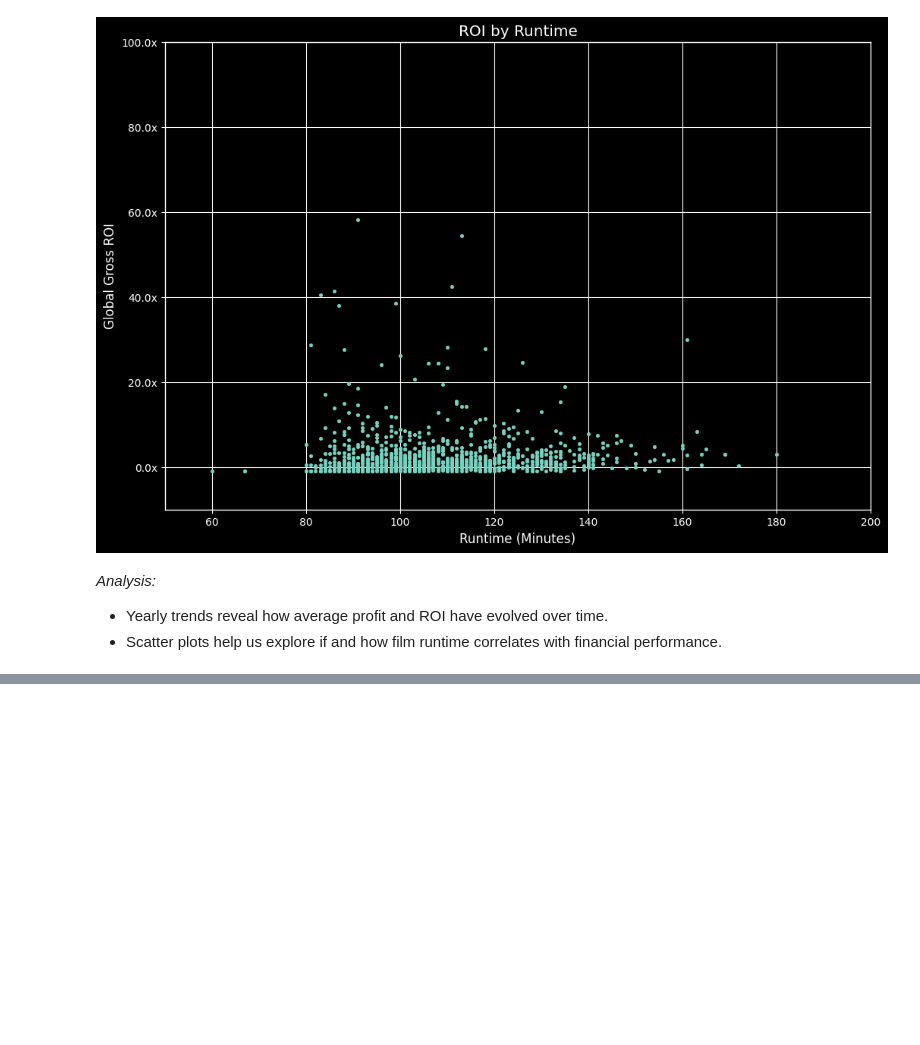
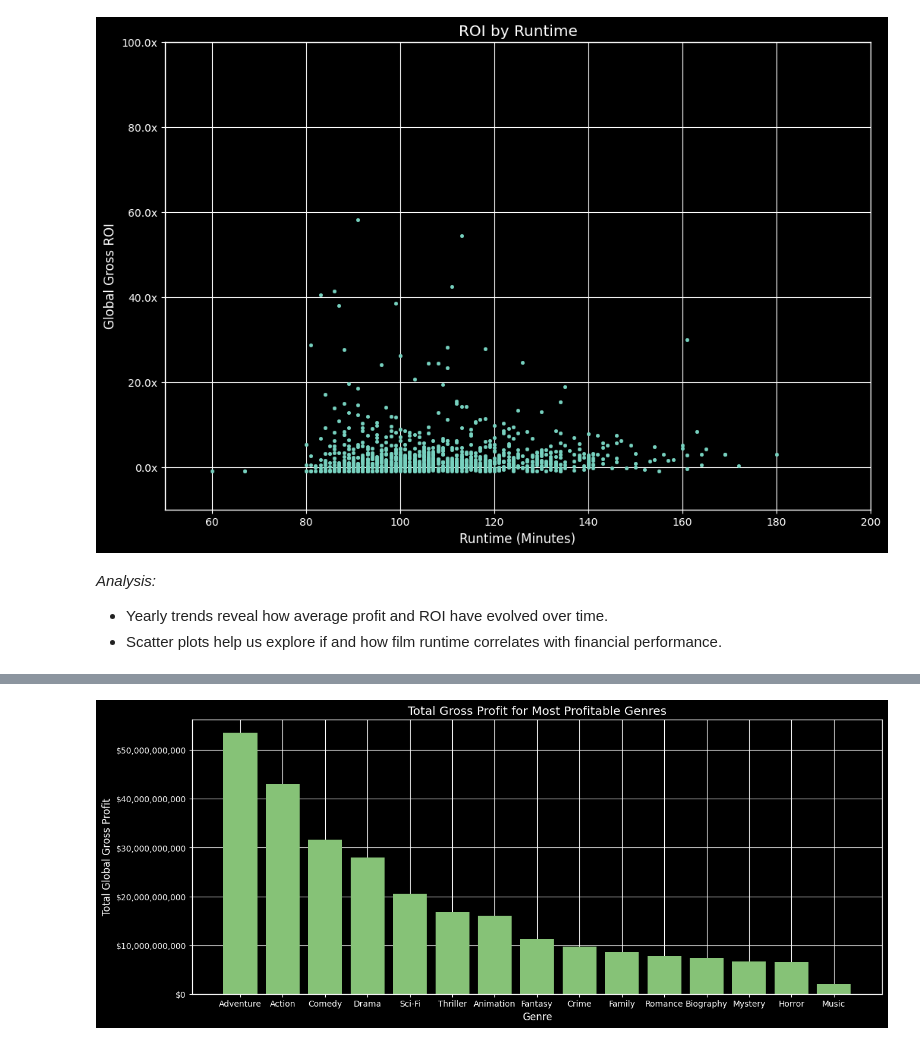
Before and after one commit to Pfuglo1/Movie-Analysis, a Jupyter notebook: Movie Analysis Project.ipynb, the cells around one changed output, grey strips where cells are left out. Drawn from its saved outputs; the diff is of its cells as text; code cells hidden in the pictures; blank space fills up the shorter version.

```diff
--- a/Movie Analysis Project.ipynb
+++ b/Movie Analysis Project.ipynb
@@ -425,0 +477,12 @@ plt.show()
+# %%
+# Total Gross Profit by Genre (top 15)
+total_profit_genre = genres_exploded.groupby('Genres')['Global_Gross_Profit'].sum().sort_values(ascending=False).head(15)
+fig, ax = plt.subplots(figsize=(15, 6))
+ax.bar(total_profit_genre.index, total_profit_genre.values, color='#86c277')
+ax.set_xlabel('Genre')
+ax.set_ylabel('Total Global Gross Profit')
+ax.set_title('Total Gross Profit for Most Profitable Genres')
+ax.yaxis.set_major_formatter(StrMethodFormatter('${x:,.0f}'))
+plt.show()
+# %% [output]
+[figure, added]
```
Also changed, not shown: parts of 22 cells of this notebook, 3 other files.
